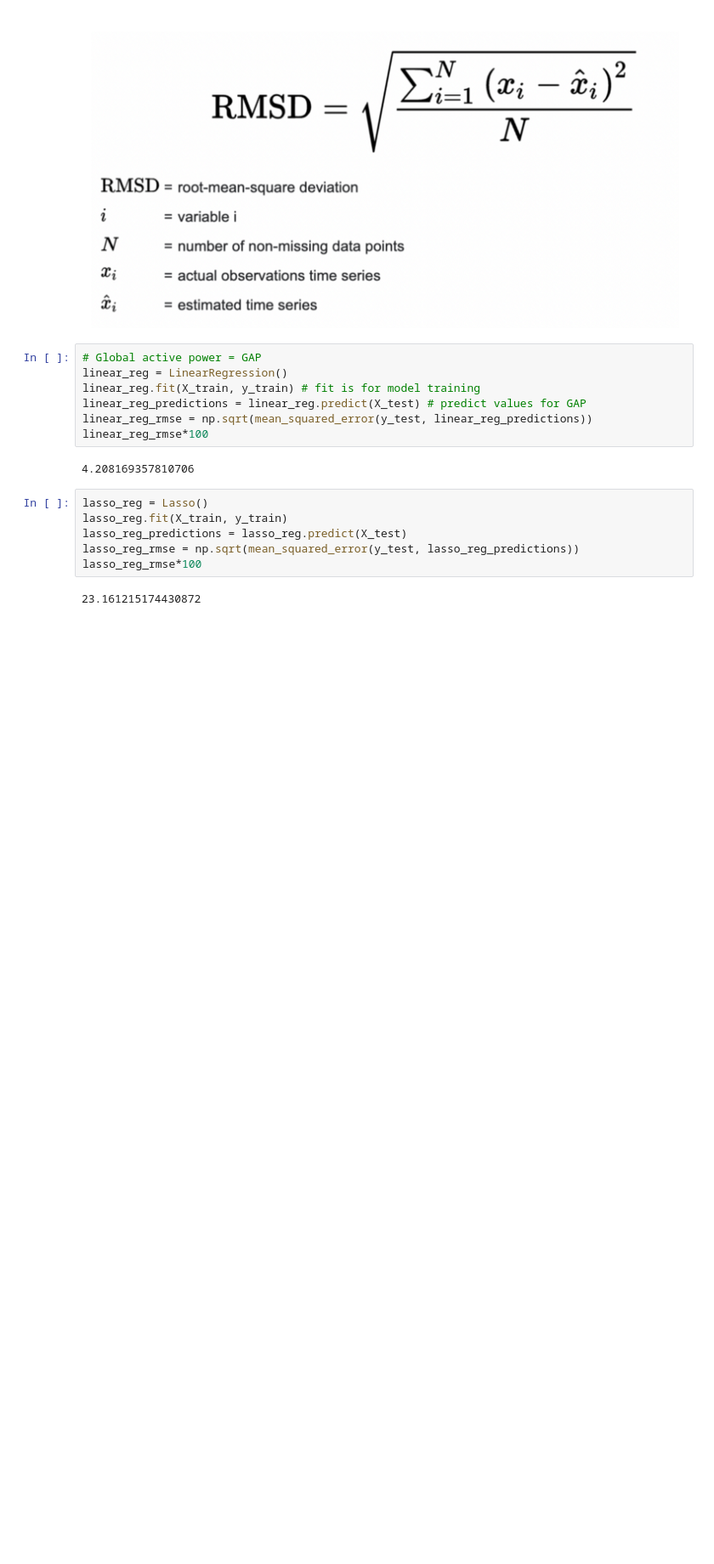
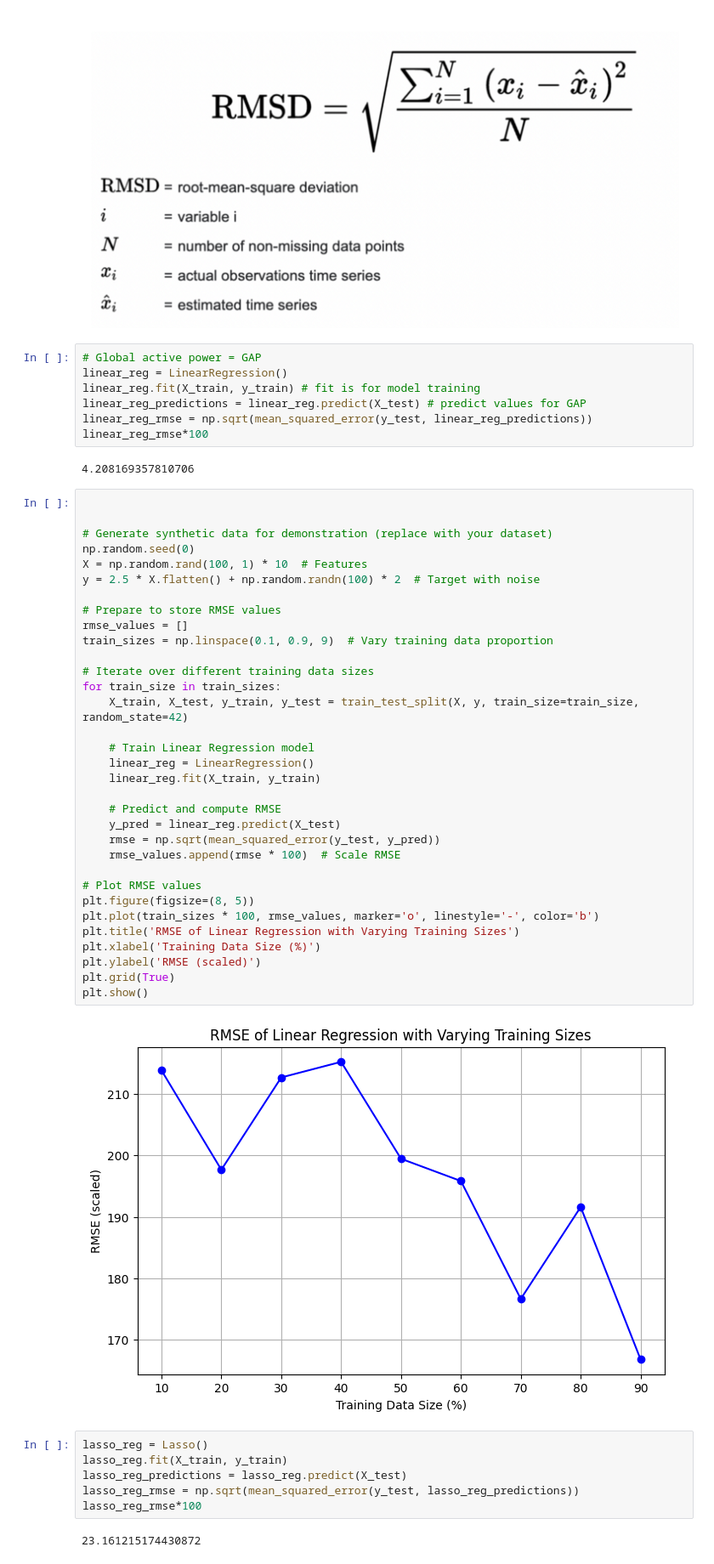
Before and after one commit to priyasree17/PersonalPortfolio, a Jupyter notebook: EnergyConsumption.ipynb, the cells around one changed output. Shown at 85% size. Saved outputs shown, nothing was run; the diff lists cells and outputs as text; blank space fills up the shorter version.

```diff
--- a/EnergyConsumption.ipynb
+++ b/EnergyConsumption.ipynb
@@ -682,6 +681,41 @@ linear_reg_rmse = np.sqrt(mean_squared_error(y_test, linear_reg_predictions))
 linear_reg_rmse*100
 # %% [output]
 4.208169357810706
+# %%
+
+
+# Generate synthetic data for demonstration (replace with your dataset)
+np.random.seed(0)
+X = np.random.rand(100, 1) * 10  # Features
+y = 2.5 * X.flatten() + np.random.randn(100) * 2  # Target with noise
+
+# Prepare to store RMSE values
+rmse_values = []
+train_sizes = np.linspace(0.1, 0.9, 9)  # Vary training data proportion
+
+# Iterate over different training data sizes
+for train_size in train_sizes:
+    X_train, X_test, y_train, y_test = train_test_split(X, y, train_size=train_size, random_state=42)
+
+    # Train Linear Regression model
+    linear_reg = LinearRegression()
+    linear_reg.fit(X_train, y_train)
+
+    # Predict and compute RMSE
+    y_pred = linear_reg.predict(X_test)
+    rmse = np.sqrt(mean_squared_error(y_test, y_pred))
+    rmse_values.append(rmse * 100)  # Scale RMSE
+
+# Plot RMSE values
+plt.figure(figsize=(8, 5))
+plt.plot(train_sizes * 100, rmse_values, marker='o', linestyle='-', color='b')
+plt.title('RMSE of Linear Regression with Varying Training Sizes')
+plt.xlabel('Training Data Size (%)')
+plt.ylabel('RMSE (scaled)')
+plt.grid(True)
+plt.show()
+# %% [output]
+[figure, added]
 # %%
 lasso_reg = Lasso()
 lasso_reg.fit(X_train, y_train)
```
Also changed, not shown: parts of 3 cells of this notebook.
